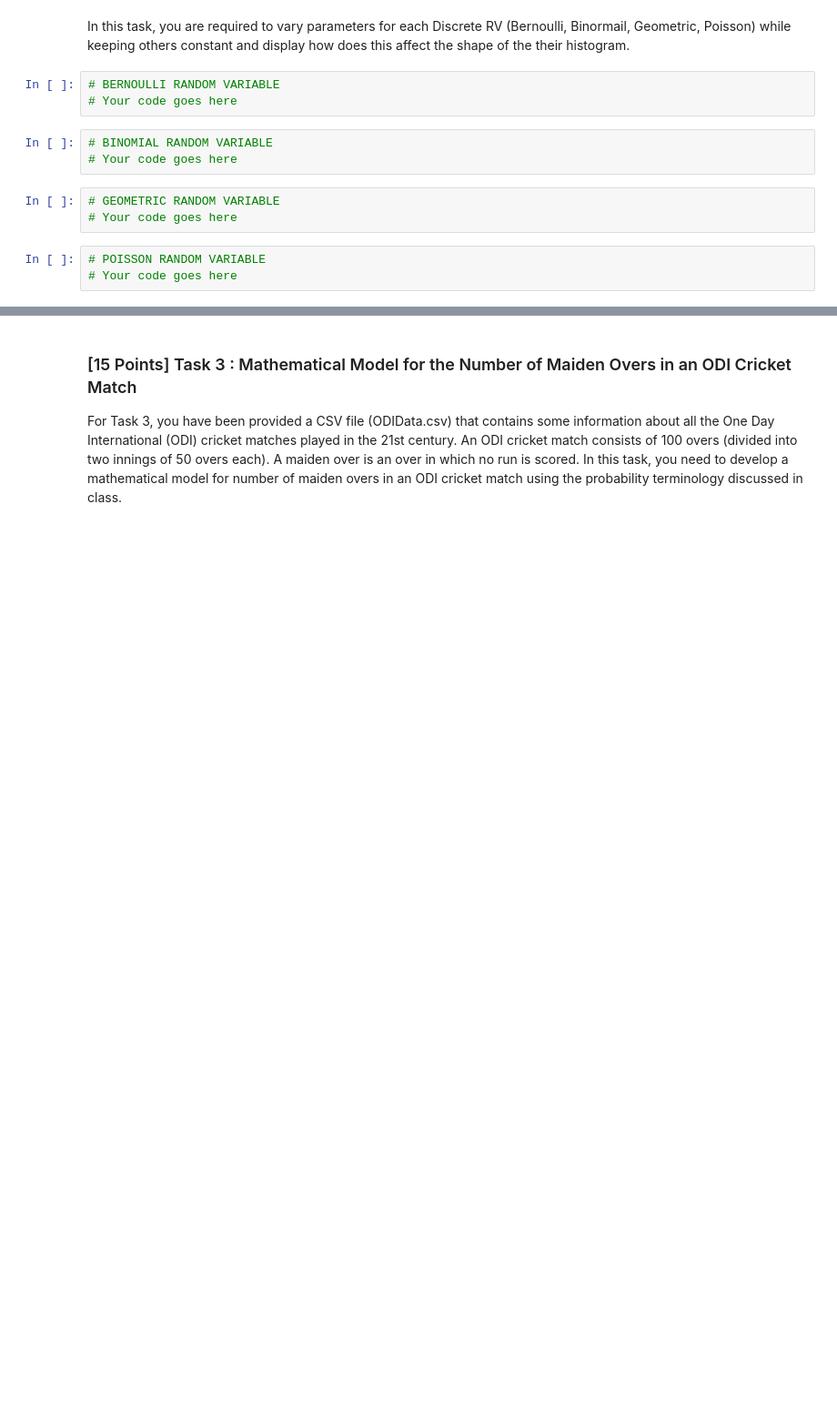
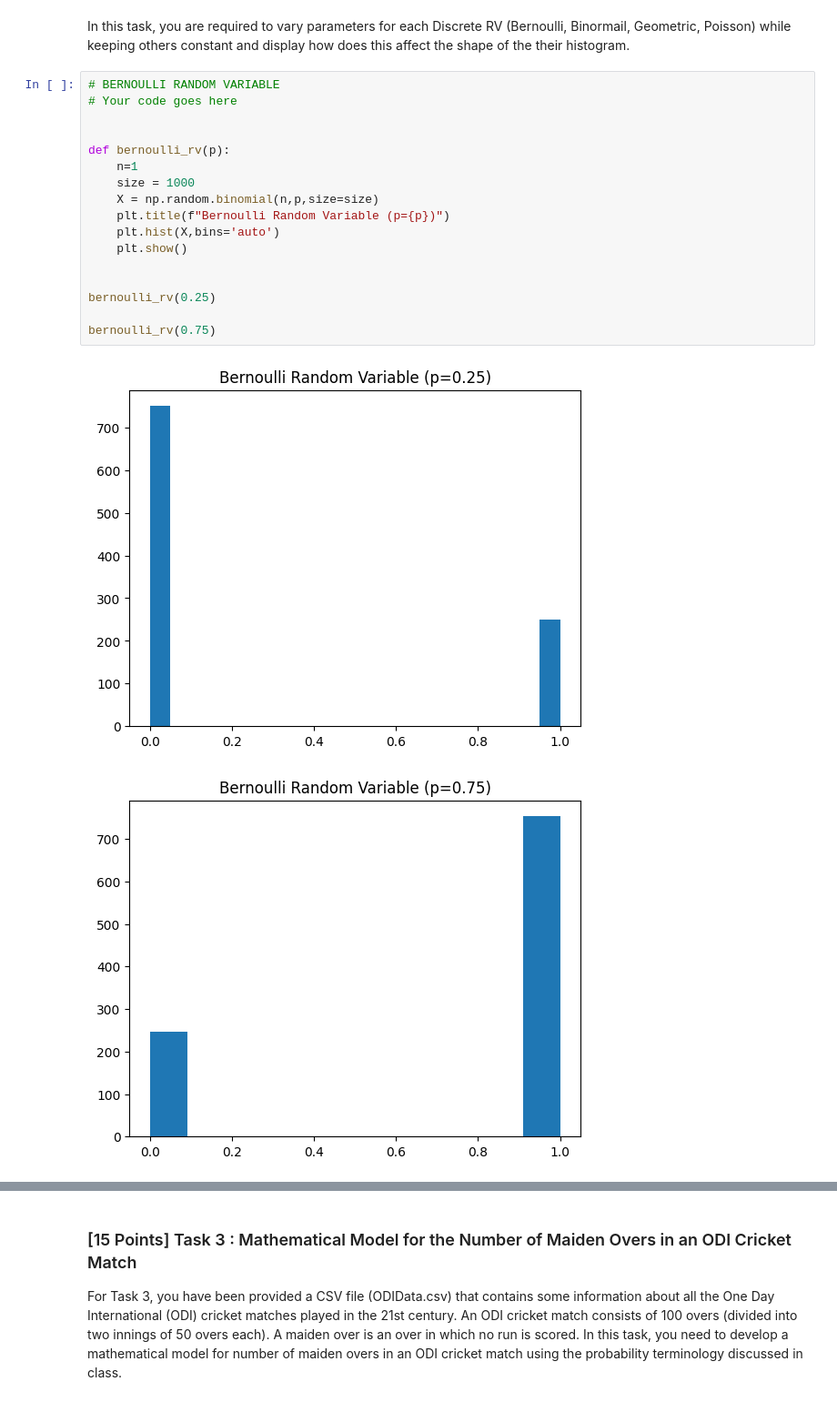
Before and after one commit to affan002/ProbnStats_programming_assignment, a Jupyter notebook: ProgAssignment_Spring2025.ipynb, the cells around one changed output, grey strips where cells are left out. Shown: that part at 91% size. Drawn from its saved outputs; the diff is of its cells as text; blank space fills up the shorter version.

```diff
--- a/ProgAssignment_Spring2025.ipynb
+++ b/ProgAssignment_Spring2025.ipynb
@@ -75,14 +97,22 @@ plt.show()
 # %% [markdown]
 In this task, you are required to vary parameters for each Discrete RV (Bernoulli, Binormail, Geometric, Poisson) while keeping others constant and display how does this affect the shape of the their histogram.
-# %%
-# BERNOULLI RANDOM VARIABLE
-# Your code goes here
-# %%
-# BINOMIAL RANDOM VARIABLE
-# Your code goes here
-# %%
-# GEOMETRIC RANDOM VARIABLE
-# Your code goes here
-# %%
-# POISSON RANDOM VARIABLE
-# Your code goes here
+# %%
+# BERNOULLI RANDOM VARIABLE
+# Your code goes here
+
+
+def bernoulli_rv(p):
+    n=1
+    size = 1000
+    X = np.random.binomial(n,p,size=size)
+    plt.title(f"Bernoulli Random Variable (p={p})")
+    plt.hist(X,bins='auto')
+    plt.show()
+
+
+bernoulli_rv(0.25)
+
+bernoulli_rv(0.75)
+# %% [output]
+[figure, added]
+[figure, added]
```
Also changed, not shown: parts of 15 cells of this notebook.
